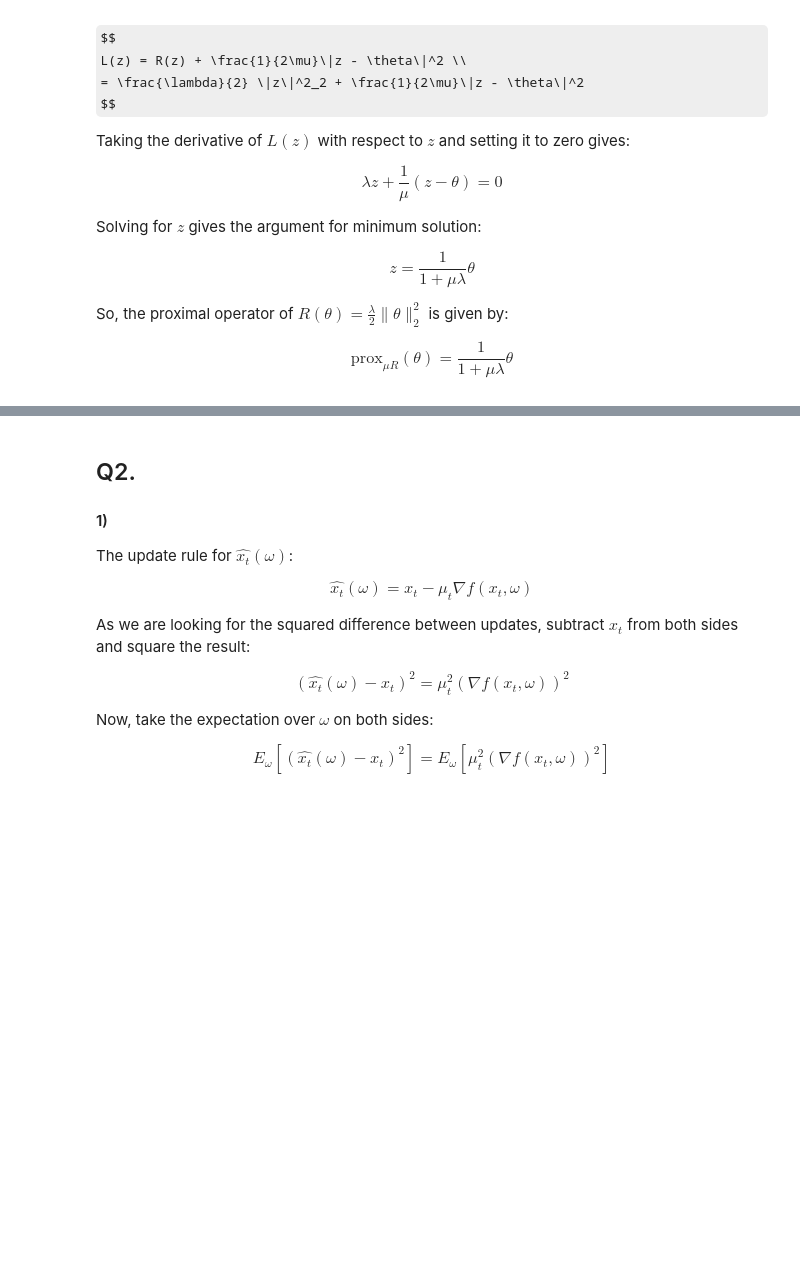
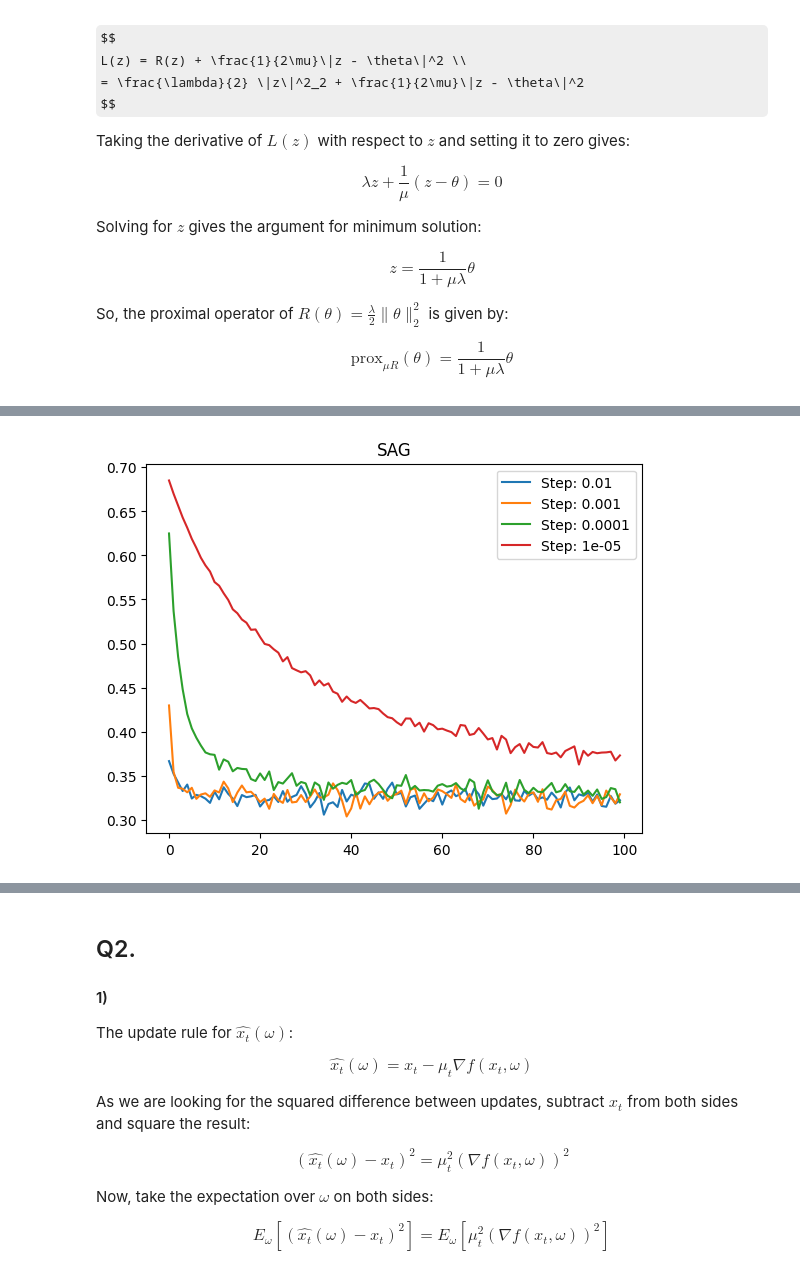
Before and after one commit to darkopetrov/DAT570_Continuous_optimization_in_data_science, a Jupyter notebook: Module_6/Notebook_6.ipynb, the cells around one changed output, grey strips where cells are left out. Drawn from its saved outputs; the diff is of its cells as text; code cells hidden in the pictures; some formulas as TeX source; blank space fills up the shorter version.

```diff
--- a/Module_6/Notebook_6.ipynb
+++ b/Module_6/Notebook_6.ipynb
@@ -203,0 +184,22 @@ plt.show()
+# %%
+for step_size in step_sizes:
+    theta_sag = np.zeros(x.shape[1])
+    mu_sag = 0
+
+    objective_values_sag_lis = []
+    for epoch in tq.tqdm(range(num_epochs)):
+        # num_samples = x.shape[0]
+        # shuffled_indices = np.random.permutation(num_samples)
+        # X_shuffled = x[shuffled_indices]
+        # y_shuffled = y[shuffled_indices]
+
+        theta_sag, mu_sag, obj_val_sag = SAG(theta_sag, mu_sag, x, y, lambd, step_size, max_iter)
+        objective_values_sag_lis.append(obj_val_sag)
+
+    # plt.axes().set_ylim([0, 1])
+    plt.plot(objective_values_sag_lis, label=f'Step: {step_size}')
+plt.legend()
+plt.title('SAG')
+plt.show()
+# %% [output]
+[figure, added]
```
Also changed, not shown: parts of 5 cells of this notebook.
